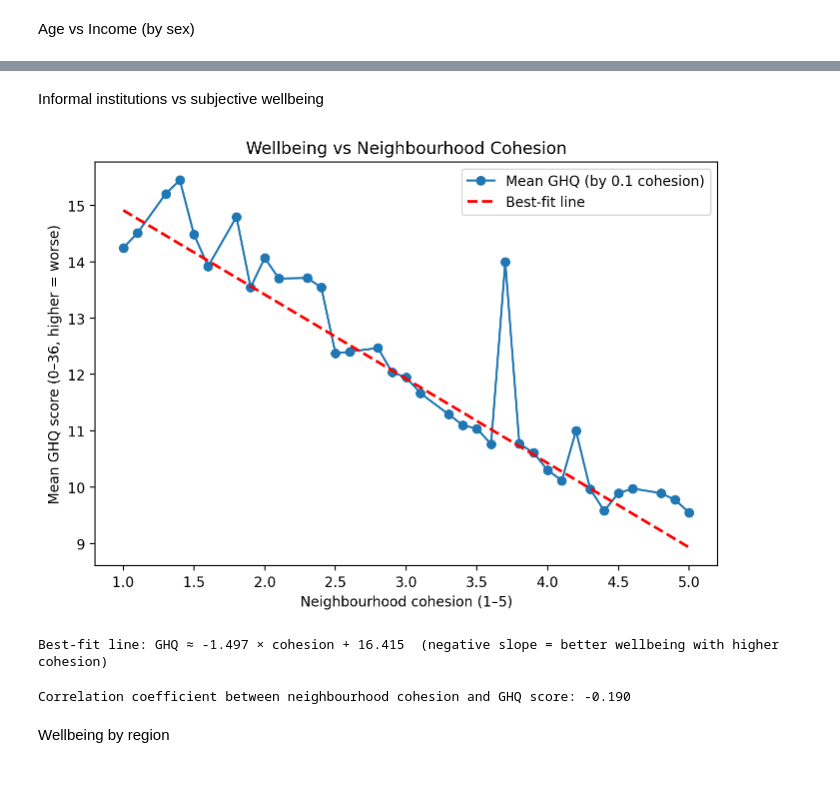
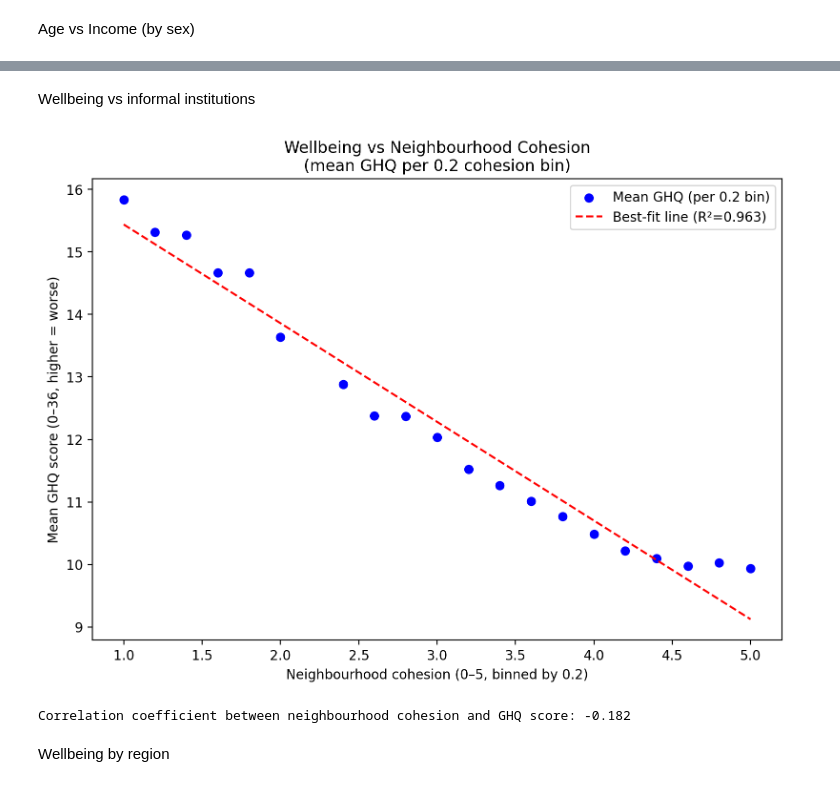
Before and after one commit to arikatz123/ukhls_informal_institutions_project, a Jupyter notebook: notebooks/refined_data_processing.ipynb, the cells around one changed output, grey strips where cells are left out. Drawn from its saved outputs; the diff is of its cells as text; code cells hidden in the pictures.

```diff
--- a/notebooks/refined_data_processing.ipynb
+++ b/notebooks/refined_data_processing.ipynb
@@ -60,5 +57,0 @@ Great! For now, I'll just use data from wave C, which has the highest number of
-# %%
-# Drop all waves except wave c
-
-df = df[df['wave'] == 'c']
-print("Shape after dropping waves:", df.shape)
@@ -500,49 +595,50 @@ plt.show()
 # %% [markdown]
-Informal institutions vs subjective wellbeing
+Wellbeing vs informal institutions
 # %%
-# 1) Keep only the two columns and drop rows with missing values
-d = df[['nbrsnci_dv','scghq1_dv']].dropna()
+# 1) Clean: keep valid values
+d = df[['nbrsnci_dv','scghq1_dv']].copy()
+d = d[(d['nbrsnci_dv'].between(0,5)) & (d['scghq1_dv'].between(0,36))]
 
-# 2) Keep only valid ranges (safety: cohesion 1–5, GHQ 0–36)
-d = d[d['nbrsnci_dv'].between(1, 5) & d['scghq1_dv'].between(0, 36)]
+# 2) Bin neighbourhood cohesion into 0.2-width bins
+d['cohesion_bin'] = (d['nbrsnci_dv'] / 0.2).round() * 0.2
 
-# 3) Make a very simple summary curve:
-#    round cohesion to 1 decimal and take the mean GHQ at each rounded level
-g = (d
-     .groupby(d['nbrsnci_dv'].round(1))['scghq1_dv']
-     .mean()
-     .reset_index(name='mean_ghq')
-     .rename(columns={'nbrsnci_dv':'cohesion'}))
+# 3) Compute mean + median GHQ per bin (choose one to plot)
+g = d.groupby('cohesion_bin')['scghq1_dv'].agg(['mean','median','count']).reset_index()
 
-# 4) Fit a straight line *on the raw cleaned data* (not on the summary),
-#    so the fit isn’t biased by the grouping step
-m, b = np.polyfit(d['nbrsnci_dv'], d['scghq1_dv'], 1)   # slope m, intercept b
-xline = np.linspace(1, 5, 200)
-yline = m * xline + b
+# Drop bins with very low N
+g = g[g['count'] >= 20]
 
-# 5) Plot: the simple summary curve + the best-fit line
-plt.figure(figsize=(7,5))
-plt.plot(g['cohesion'], g['mean_ghq'], marker='o', label='Mean GHQ (by 0.1 cohesion)')
-plt.plot(xline, yline, 'r--', lw=2, label='Best-fit line')
+# 4) Scatter plot of mean wellbeing per bin
+plt.figure(figsize=(8,6))
+plt.scatter(g['cohesion_bin'], g['mean'], color='blue', label='Mean GHQ (per 0.2 bin)')
 
-plt.xlabel("Neighbourhood cohesion (1–5)")
+# 5) Add best-fit regression line across the means
+z = np.polyfit(g['cohesion_bin'], g['mean'], 1)
+p = np.poly1d(z)
+
+# R²
+y_true = g['mean']
+y_pred = p(g['cohesion_bin'])
+ss_res = np.sum((y_true - y_pred)**2)
+ss_tot = np.sum((y_true - y_true.mean())**2)
+r2 = 1 - ss_res/ss_tot
+
+plt.plot(g['cohesion_bin'], y_pred, "r--", label=f'Best-fit line (R²={r2:.3f})')
+
+plt.xlabel("Neighbourhood cohesion (0–5, binned by 0.2)")
 plt.ylabel("Mean GHQ score (0–36, higher = worse)")
-plt.title("Wellbeing vs Neighbourhood Cohesion")
+plt.title("Wellbeing vs Neighbourhood Cohesion\n(mean GHQ per 0.2 cohesion bin)")
 plt.legend()
 plt.tight_layout()
 plt.show()
-
-# (optional) print the line equation so you can report it
-print(f"Best-fit line: GHQ ≈ {m:.3f} × cohesion + {b:.3f}  (negative slope = better wellbeing with higher cohesion)")
 # %% [output]
-[figure, old version]
+[figure, new version]
-Best-fit line: GHQ ≈ -1.497 × cohesion + 16.415  (negative slope = better wellbeing with higher cohesion)
 # %%
 # Correlation coefficient between neighbourhood cohesion and GHQ score
 corr = d['nbrsnci_dv'].corr(d['scghq1_dv'])
 print(f"Correlation coefficient between neighbourhood cohesion and GHQ score: {corr:.3f}")
 # %% [output]
-Correlation coefficient between neighbourhood cohesion and GHQ score: -0.190
+Correlation coefficient between neighbourhood cohesion and GHQ score: -0.182
 # %% [markdown]
 Wellbeing by region
 # %%
```
Also changed, not shown: parts of 24 cells of this notebook, 1 other file.
